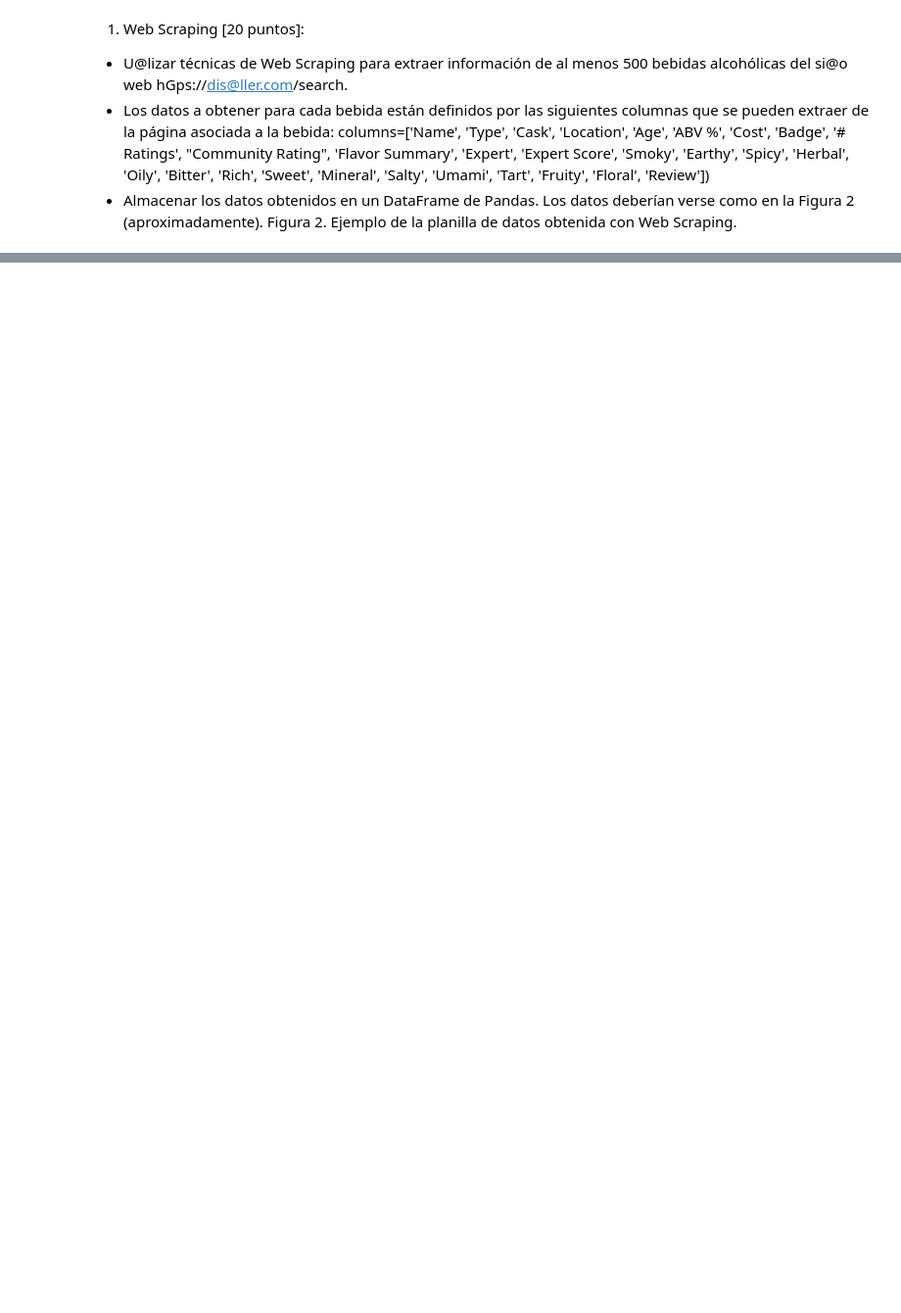
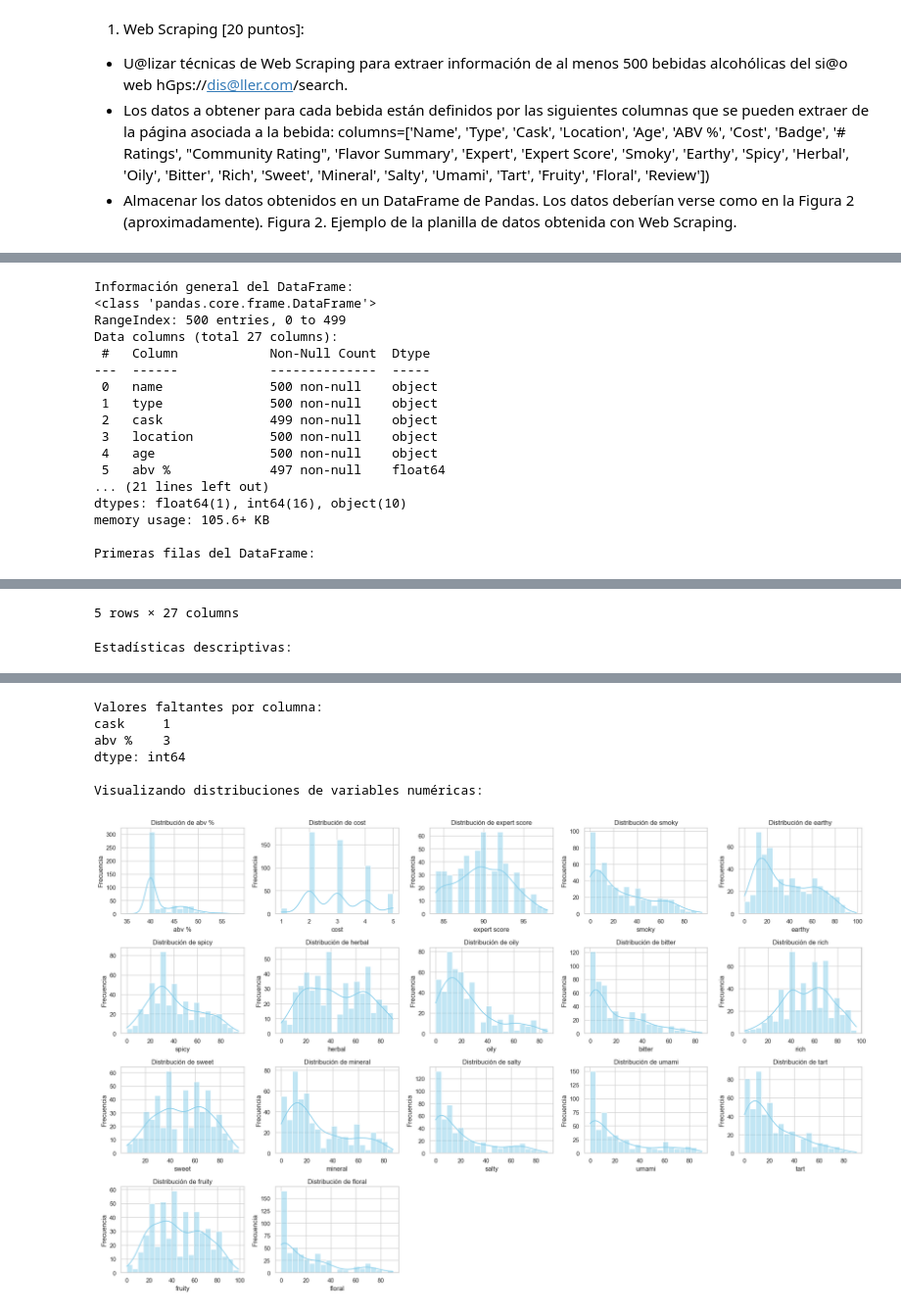
Before and after one commit to Eltosergi/Taller1-IntrodataScience, a Jupyter notebook: Taller1.ipynb, the cells around one changed output, grey strips where cells are left out. Shown at 98% size. Cells and saved outputs as stored; diff of their text form; code cells hidden in the pictures; blank space fills up the shorter version.

```diff
--- a/Taller1.ipynb
+++ b/Taller1.ipynb
@@ -215 +241,58 @@ de cada variable relevante, iden@ficando posibles valores faltantes, outliers o
 sea necesario/convenient.
+# %%
+# Configuración de gráficos
+sns.set_theme(style="whitegrid")
+
+# Cargar los datos
+file_path = "distiler.csv"
+data = pd.read_csv(file_path)
+
+# 1. Exploración inicial
+print("Información general del DataFrame:")
+data.info()
+
+print("\nPrimeras filas del DataFrame:")
+display(data.head())
+
+# Resumen estadístico
+print("\nEstadísticas descriptivas:")
+display(data.describe())
+
+# Identificar valores faltantes
+missing_values = data.isnull().sum()
+print("\nValores faltantes por columna:")
+print(missing_values[missing_values > 0])
+
+# Visualización de distribuciones
+def plot_distributions(dataframe, columns, bins=20):
+    plt.figure(figsize=(20, 15))
+    for i, column in enumerate(columns, 1):
+        plt.subplot(5, 5, i)
+        sns.histplot(dataframe[column], kde=True, bins=bins, color='skyblue')
+        plt.title(f'Distribución de {column}')
+        plt.xlabel(column)
+        plt.ylabel('Frecuencia')
+    plt.tight_layout()
+    plt.show()
+
+numeric_columns = data.select_dtypes(include=np.number).columns
+print("\nVisualizando distribuciones de variables numéricas:")
+plot_distributions(data, numeric_columns)
+# %% [output]
+Información general del DataFrame:
+<class 'pandas.core.frame.DataFrame'>
+RangeIndex: 500 entries, 0 to 499
+Data columns (total 27 columns):
+ #   Column            Non-Null Count  Dtype
+---  ------            --------------  -----
+ 0   name              500 non-null    object
+ 1   type              500 non-null    object
+ 2   cask              499 non-null    object
+ 3   location          500 non-null    object
+ 4   age               500 non-null    object
+ 5   abv %             497 non-null    float64
+... (21 lines left out)
+dtypes: float64(1), int64(16), object(10)
+memory usage: 105.6+ KB
+
+Primeras filas del DataFrame:
@@ -215,0 +305,2 @@ sea necesario/convenient.
+5 rows × 27 columns
+Estadísticas descriptivas:
@@ -215,0 +316,7 @@ sea necesario/convenient.
+Valores faltantes por columna:
+cask     1
+abv %    3
+dtype: int64
+
+Visualizando distribuciones de variables numéricas:
+[figure, added]
```
Also changed, not shown: parts of 25 cells of this notebook.
